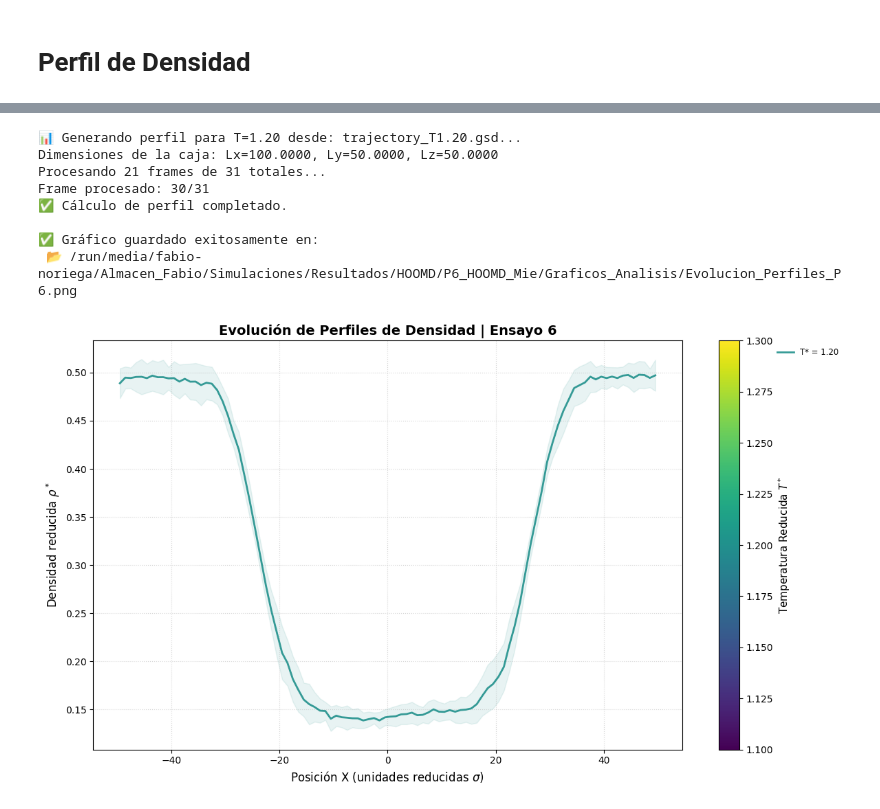
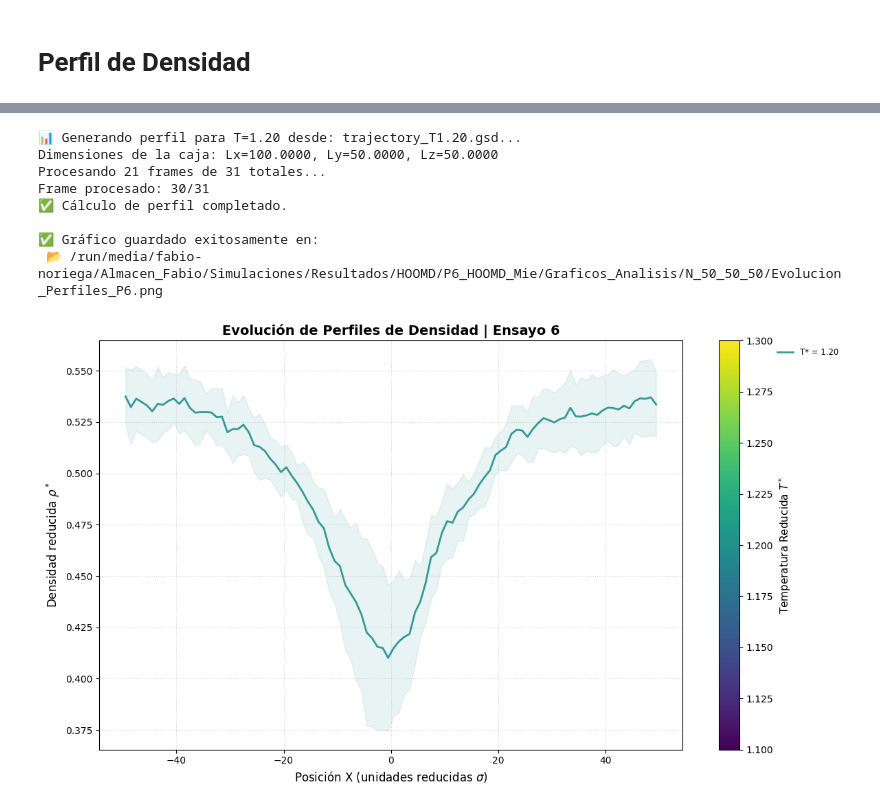
Before and after one commit to FabioNH86/Molecular-Dinamics, a Jupyter notebook: Perfil_densidad.ipynb, the cells around one changed output, grey strips where cells are left out. Cells and saved outputs as stored; diff of their text form; code cells hidden in the pictures.

```diff
--- a/Perfil_densidad.ipynb
+++ b/Perfil_densidad.ipynb
@@ -40,8 +42,10 @@ temperaturas_originales = [1.20]
 temperaturas = [T for T in temperaturas_originales if T != 0.95]
 
 # Corrección en la celda de tu IPYNB:
+configuracion = 'N_50_50_50'
+
 ruta_comun = f'/run/media/fabio-noriega/Almacen_Fabio/Simulaciones/Resultados/HOOMD/P{num_prueba}_HOOMD_Mie'
-ruta_graficos = os.path.join(ruta_comun, 'Graficos_Analisis')
+ruta_graficos = os.path.join(ruta_comun, f'Graficos_Analisis/{configuracion}')
 
 # Crear la carpeta de salida si no existe
 os.makedirs(ruta_graficos, exist_ok=True)
@@ -59,7 +63,7 @@ cmap = cm.viridis
 
 # -- PROCESAMIENTO DE ARCHIVOS GSD --
 for T in temperaturas:
-    nombre_carpeta = 'N_71_45_25'
+    nombre_carpeta = configuracion
     ruta_busqueda = os.path.join(ruta_comun, nombre_carpeta, f"trajectory_T{T:.2f}.gsd")
     archivos = glob.glob(ruta_busqueda)
 
@@ -92,35 +96,35 @@ for T in temperaturas:
 # --- ESTÉTICA DEL GRÁFICO ---
 ax.set_title(f'Evolución de Perfiles de Densidad | Ensayo {num_prueba}', fontsize=14, fontweight='bold')
 ax.set_xlabel('Posición X (unidades reducidas $\sigma$)', fontsize=12)
 ax.set_ylabel('Densidad reducida $\\rho^*$', fontsize=12)
 
 # Barra de colores lateral (Colorbar)
 sm = plt.cm.ScalarMappable(cmap=cmap, norm=norm)
 sm.set_array([])
 cbar = fig.colorbar(sm, ax=ax)
 cbar.set_label('Temperatura Reducida $T^*$', fontsize=11)
 
 ax.grid(True, linestyle=':', alpha=0.5)
 ax.legend(bbox_to_anchor=(1.15, 1), loc='upper left', fontsize='small', frameon=False)
 
 plt.tight_layout()
 
 # Guardar y desplegar en el notebook
 ruta_salida = os.path.join(ruta_graficos, f"Evolucion_Perfiles_P{num_prueba}.png")
 plt.savefig(ruta_salida, dpi=300, bbox_inches='tight')
 print(f"\n✅ Gráfico guardado exitosamente en:\n 📂 {ruta_salida}")
 
 plt.show()
 # %% [output]
 📊 Generando perfil para T=1.20 desde: trajectory_T1.20.gsd...
 Dimensiones de la caja: Lx=100.0000, Ly=50.0000, Lz=50.0000
 Procesando 21 frames de 31 totales...
 Frame procesado: 30/31
 ✅ Cálculo de perfil completado.
 
 ✅ Gráfico guardado exitosamente en:
- 📂 /run/media/fabio-noriega/Almacen_Fabio/Simulaciones/Resultados/HOOMD/P6_HOOMD_Mie/Graficos_Analisis/Evolucion_Perfiles_P6.png
+ 📂 /run/media/fabio-noriega/Almacen_Fabio/Simulaciones/Resultados/HOOMD/P6_HOOMD_Mie/Graficos_Analisis/N_50_50_50/Evolucion_Perfiles_P6.png
-[figure, old version]
+[figure, new version]
 # %%
 print(f'La densidad máxima es: {rho_prom.max():.2f} (Debería ser: 0.4367). Con una desviación estándar de: {rho_std.mean():.4f}')
 print(f'La densidad mínima es: {rho_prom.min():.2f} (Debería ser: 0.2047). Con una desviación estándar de: {rho_std.mean():.4f}')
```
Also changed, not shown: parts of 2 cells of this notebook, 3 other files.
